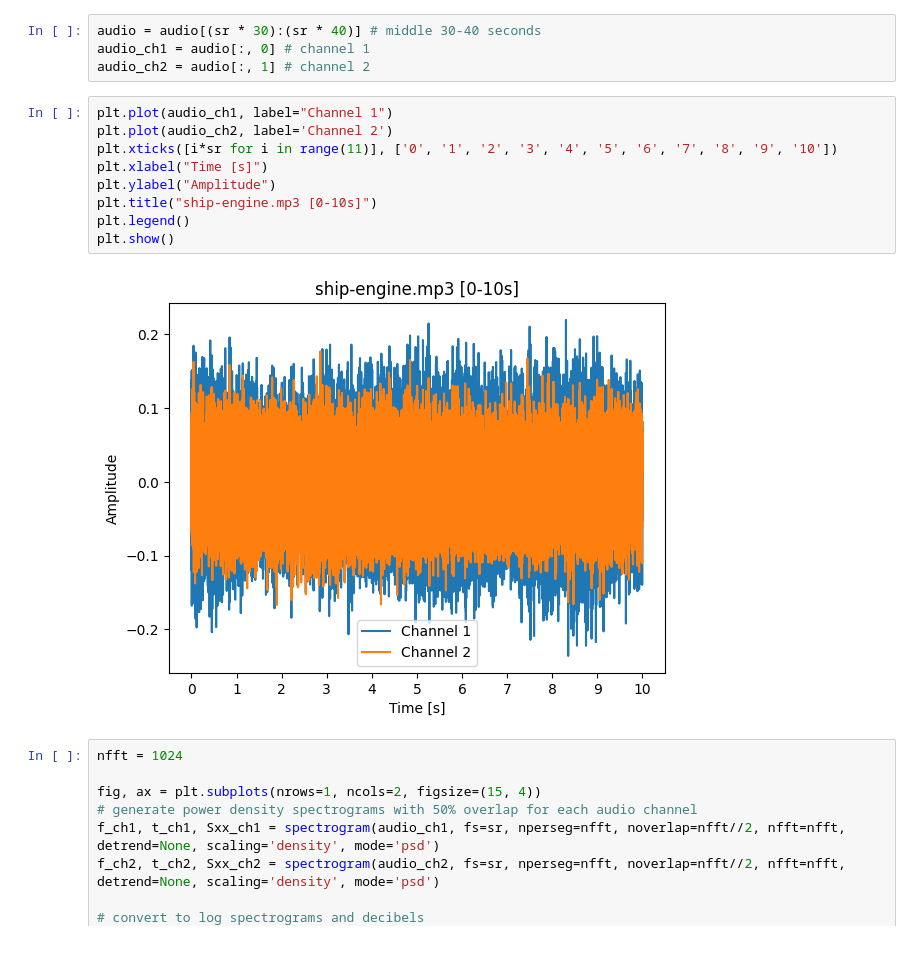
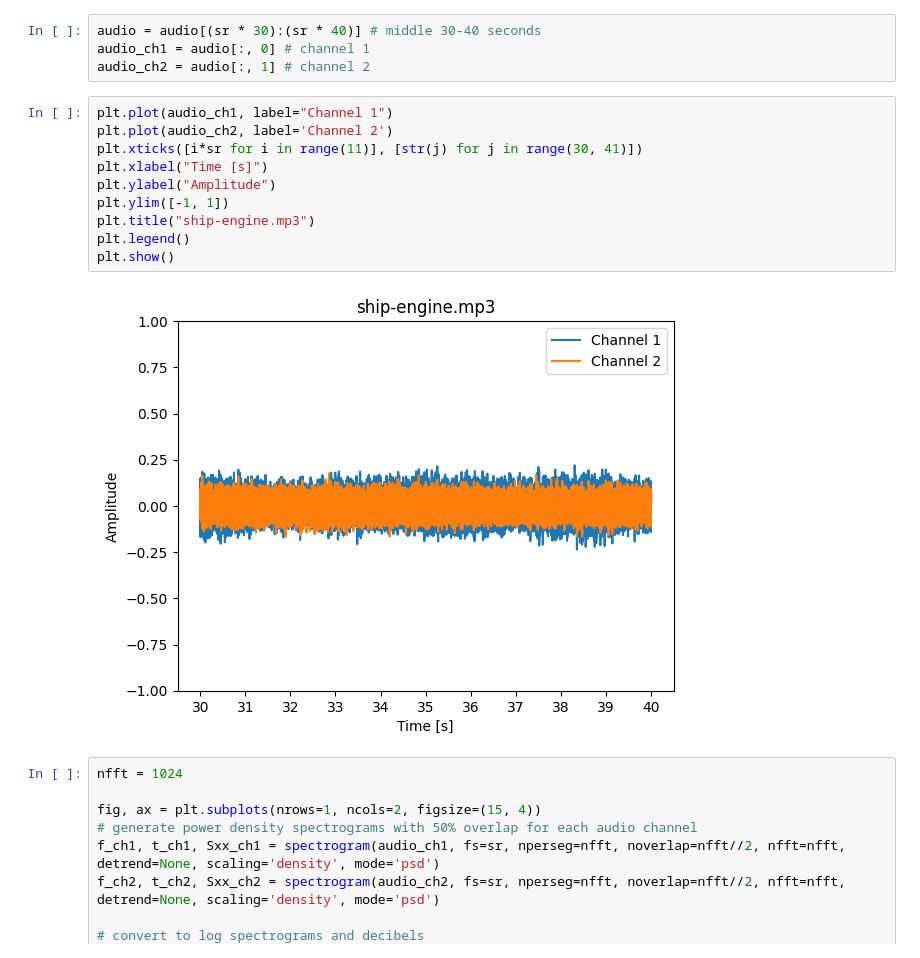
Before and after one commit to torrhen/colab, a Jupyter notebook: Spectral_Whitening.ipynb, the cells around one changed output. Saved outputs shown, nothing was run; the diff lists cells and outputs as text.

```diff
--- a/Spectral_Whitening.ipynb
+++ b/Spectral_Whitening.ipynb
@@ -26,14 +27,15 @@ audio_ch2 = audio[:, 1] # channel 2
 # %%
 plt.plot(audio_ch1, label="Channel 1")
 plt.plot(audio_ch2, label='Channel 2')
-plt.xticks([i*sr for i in range(11)], ['0', '1', '2', '3', '4', '5', '6', '7', '8', '9', '10'])
+plt.xticks([i*sr for i in range(11)], [str(j) for j in range(30, 41)])
 plt.xlabel("Time [s]")
 plt.ylabel("Amplitude")
-plt.title("ship-engine.mp3 [0-10s]")
+plt.ylim([-1, 1])
+plt.title("ship-engine.mp3")
 plt.legend()
 plt.show()
 # %% [output]
-[figure, old version]
+[figure, new version]
 # %%
 nfft = 1024
 
```
Also changed, not shown: parts of 3 cells of this notebook.
